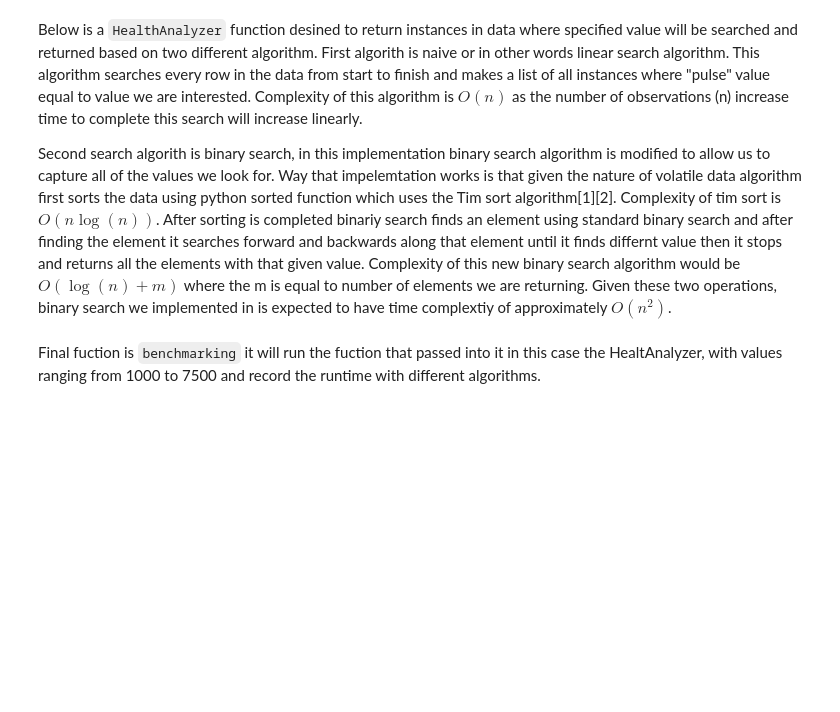
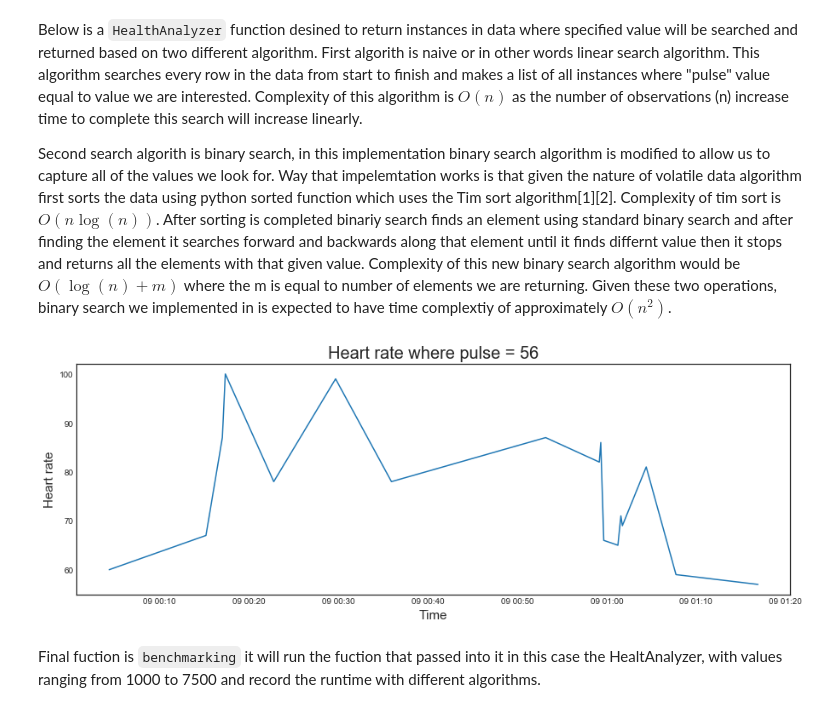
Before and after one commit to bbuluttekin/MSc-Coursework, a Jupyter notebook: PwD/Pwd-coursework2.ipynb, the cells around one changed output. Saved outputs shown, nothing was run; the diff lists cells and outputs as text; code cells hidden in the pictures; blank space fills up the shorter version.

```diff
--- a/PwD/Pwd-coursework2.ipynb
+++ b/PwD/Pwd-coursework2.ipynb
@@ -198,6 +198,18 @@ def HealthAnalyzer(data, value=56, method="naive"):
                 l = mid + 1
             else:
                 r = mid - 1
+# %%
+data = myHealthcare()
+ts = [i[0] for i in HealthAnalyzer(data)]
+hr = [i[2] for i in HealthAnalyzer(data)]
+plt.figure(figsize=(15, 5))
+plt.title("Heart rate where pulse = 56", fontsize=20)
+plt.xlabel("Time", fontsize=15)
+plt.ylabel("Heart rate", fontsize=15)
+plt.plot(ts, hr)
+plt.show()
+# %% [output]
+[figure, added]
 # %% [markdown]
 Final fuction is `benchmarking` it will run the fuction that passed into it in this case the HealtAnalyzer, with values ranging from 1000 to 7500 and record the runtime with different algorithms.
 # %%
```
Also changed, not shown: parts of 6 cells of this notebook, 1 other file.
